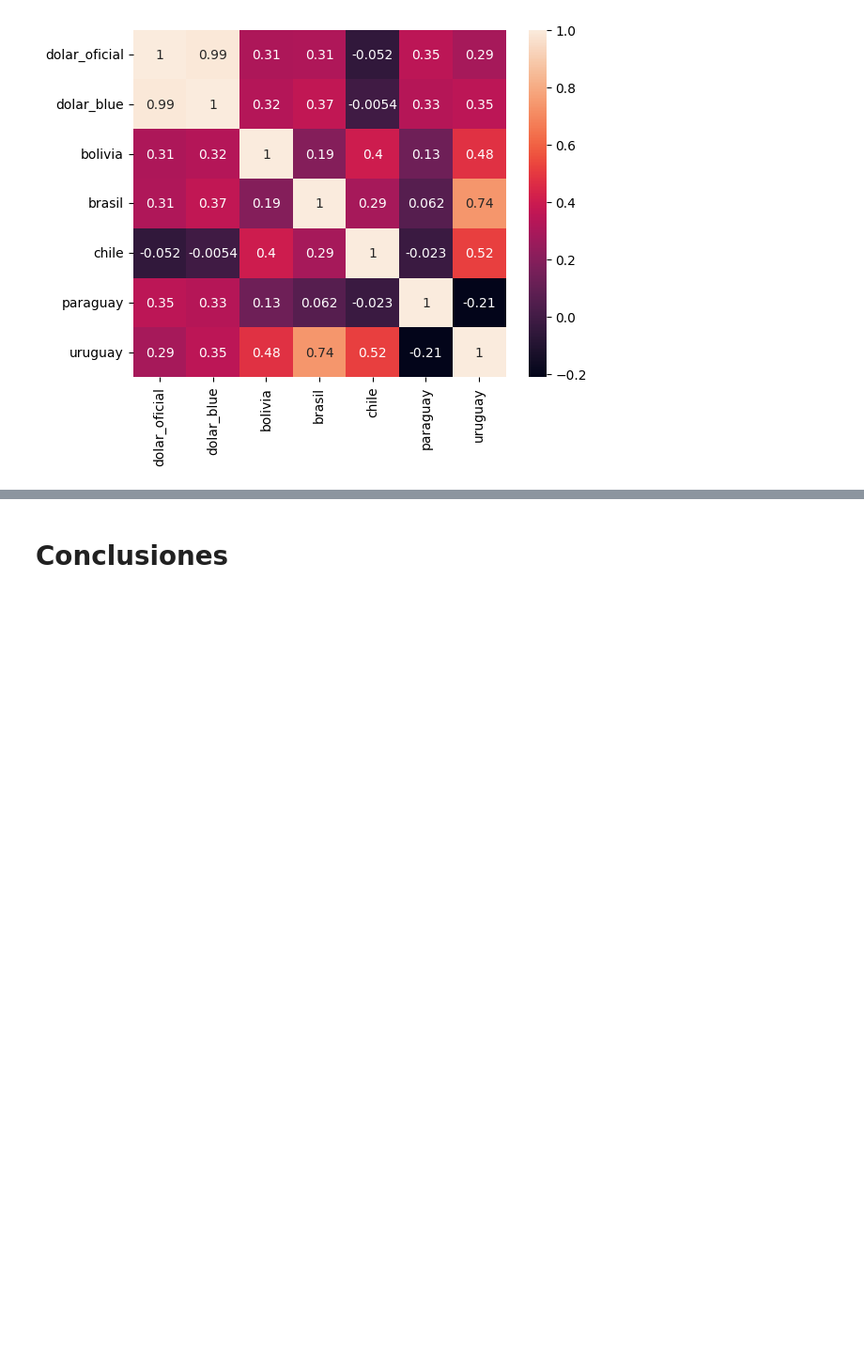
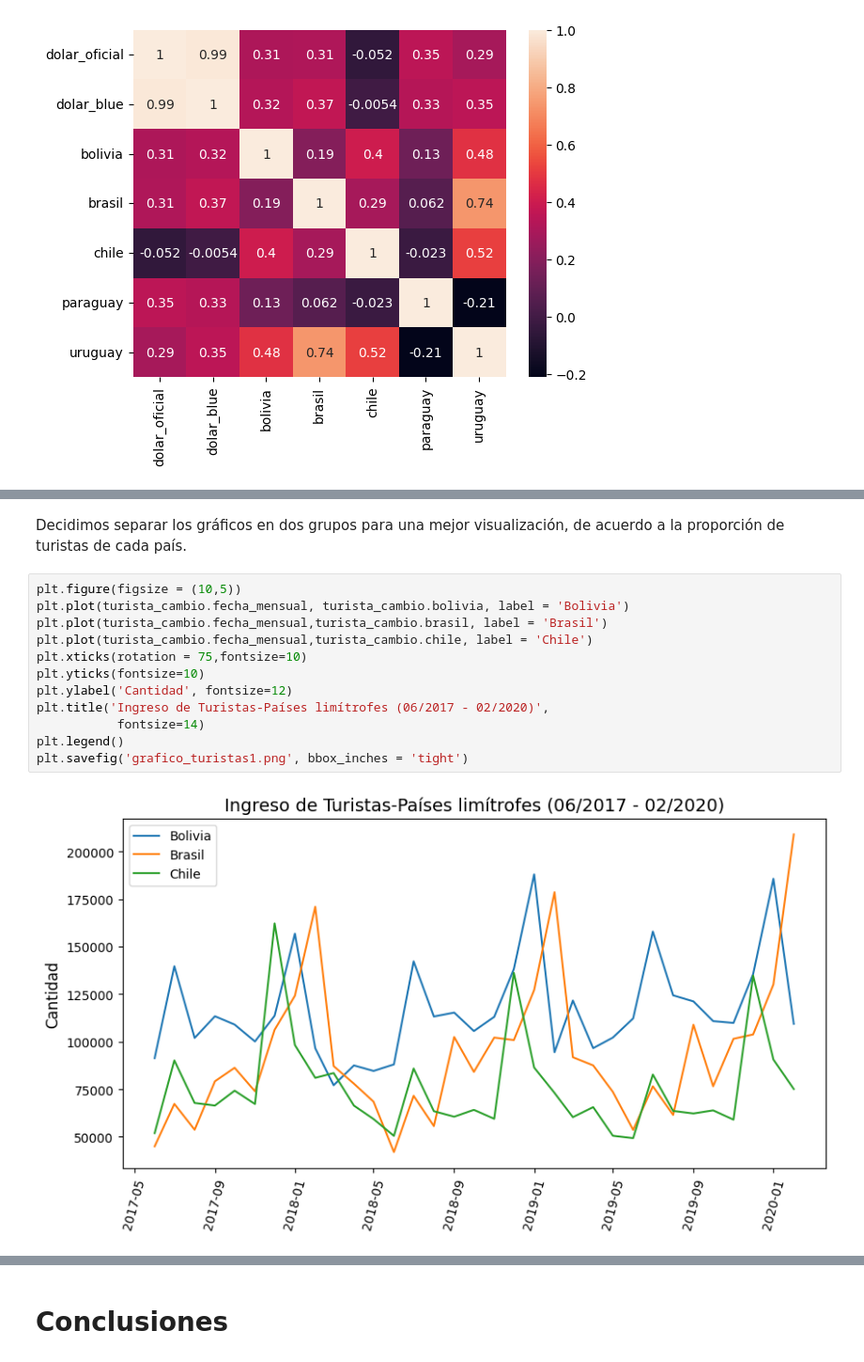
Before and after one commit to Isaiasgaray/fundamentos_tp, a Jupyter notebook: tp1/ejercicio_2/ejercicio2.ipynb, the cells around one changed output, grey strips where cells are left out. Shown at 94% size. Drawn from its saved outputs; the diff is of its cells as text; blank space fills up the shorter version.

```diff
--- a/tp1/ejercicio_2/ejercicio2.ipynb
+++ b/tp1/ejercicio_2/ejercicio2.ipynb
@@ -271,0 +297,16 @@ graficar_barras("Ingreso de turistas de paises limitrofes - 2019","meses",
+# %% [markdown]
+Decidimos separar los gráficos en dos grupos para una mejor visualización, de acuerdo a la proporción de turistas de cada país.
+# %%
+plt.figure(figsize = (10,5))
+plt.plot(turista_cambio.fecha_mensual, turista_cambio.bolivia, label = 'Bolivia')
+plt.plot(turista_cambio.fecha_mensual,turista_cambio.brasil, label = 'Brasil')
+plt.plot(turista_cambio.fecha_mensual,turista_cambio.chile, label = 'Chile')
+plt.xticks(rotation = 75,fontsize=10)
+plt.yticks(fontsize=10)
+plt.ylabel('Cantidad', fontsize=12)
+plt.title('Ingreso de Turistas-Países limítrofes (06/2017 - 02/2020)',
+           fontsize=14)
+plt.legend()
+plt.savefig('grafico_turistas1.png', bbox_inches = 'tight')
+# %% [output]
+[figure, added]
```
Also changed, not shown: parts of 23 cells of this notebook, 4 other files.
